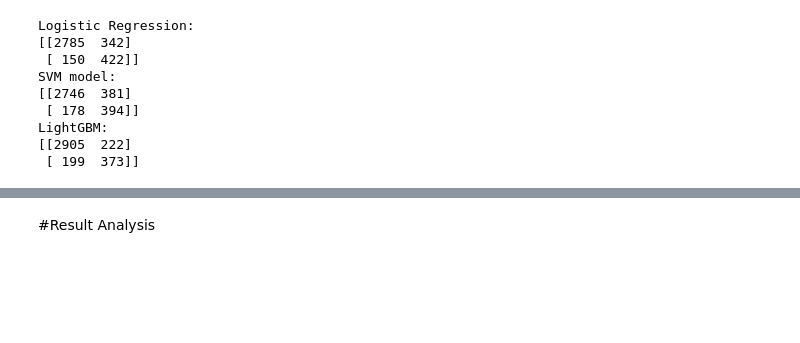
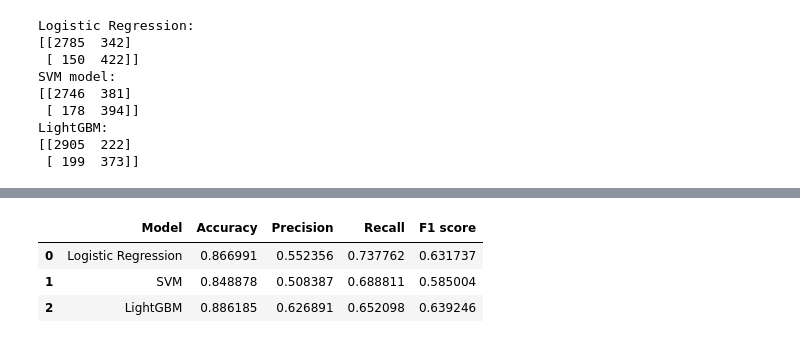
Before and after one commit to Spartz1/Data-science-analysis, a Jupyter notebook: C21076481_CW1_code.ipynb, the cells around one changed output, grey strips where cells are left out. Saved outputs shown, nothing was run; the diff lists cells and outputs as text; code cells hidden in the pictures; blank space fills up the shorter version.

```diff
--- a/C21076481_CW1_code.ipynb
+++ b/C21076481_CW1_code.ipynb
@@ -517,2 +440,25 @@ acc_df
-# %% [markdown]
-#Result Analysis
+# %%
+eval_dict = dict()
+eval_dict['Model'] = ['Logistic Regression', 'SVM', 'LightGBM']
+eval_dict['Accuracy'] = [accuracy_score(lg_pred_y, test_y),
+                 accuracy_score(svm_pred_y, test_y),
+                 accuracy_score(lgbm_pred_y, test_y)]
+# %%
+eval_dict['Precision'] = [precision_score(test_y, lg_pred_y),
+             precision_score(test_y, svm_pred_y),
+             precision_score(test_y, lgbm_pred_y)]
+# %%
+eval_dict['Recall'] = [recall_score(test_y, lg_pred_y),
+          recall_score(test_y, svm_pred_y),
+          recall_score(test_y, lgbm_pred_y)]
+# %%
+eval_dict['F1 score'] = [f1_score(test_y, lg_pred_y),
+      f1_score(test_y, svm_pred_y),
+      f1_score(test_y, lgbm_pred_y)]
+# %%
+pd.DataFrame(eval_dict)
+# %% [output]
+|  | Model | Accuracy | Precision | Recall | F1 score |
+| 0 | Logistic Regression | 0.866991 | 0.552356 | 0.737762 | 0.631737 |
+| 1 | SVM | 0.848878 | 0.508387 | 0.688811 | 0.585004 |
+| 2 | LightGBM | 0.886185 | 0.626891 | 0.652098 | 0.639246 |
```
Also changed, not shown: parts of 10 cells of this notebook.
